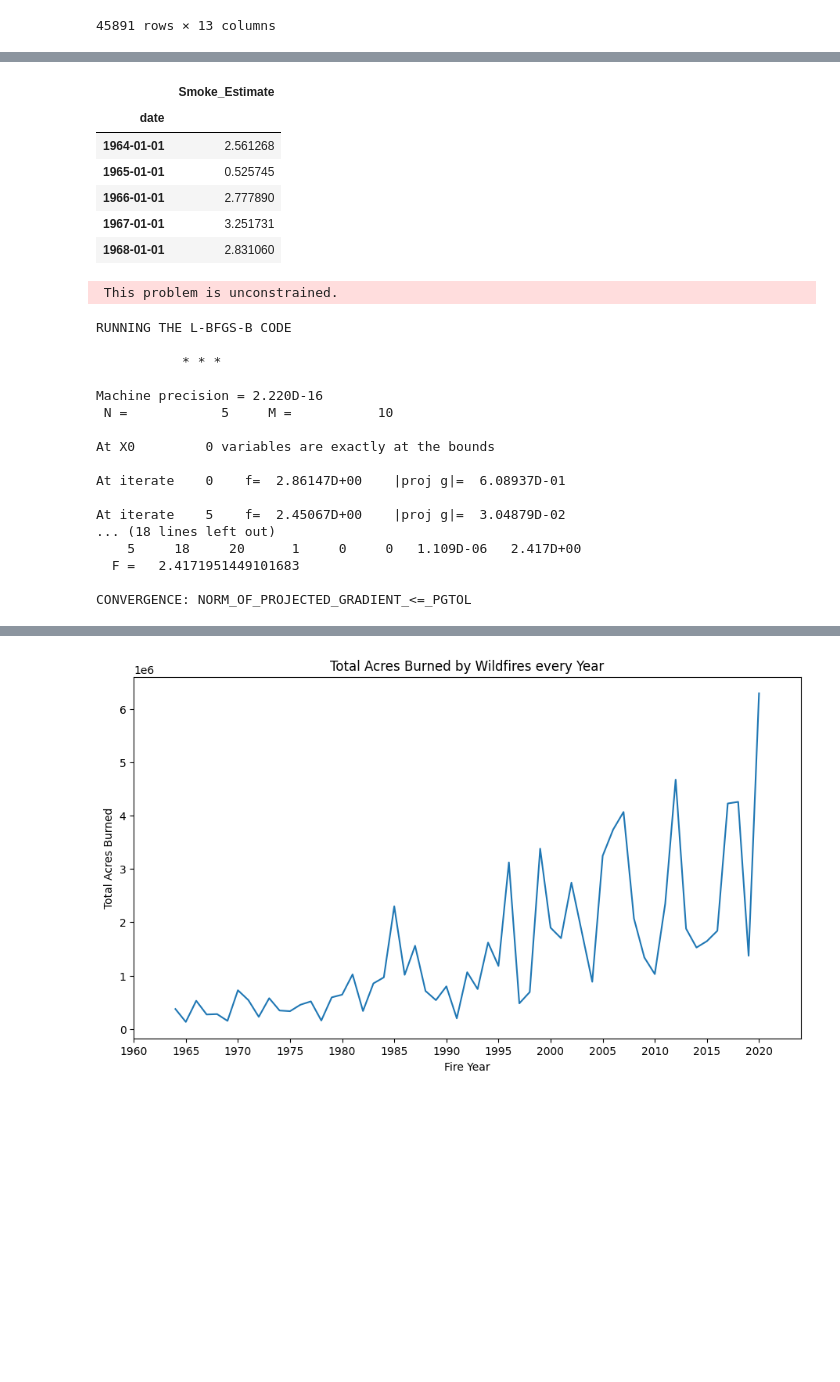
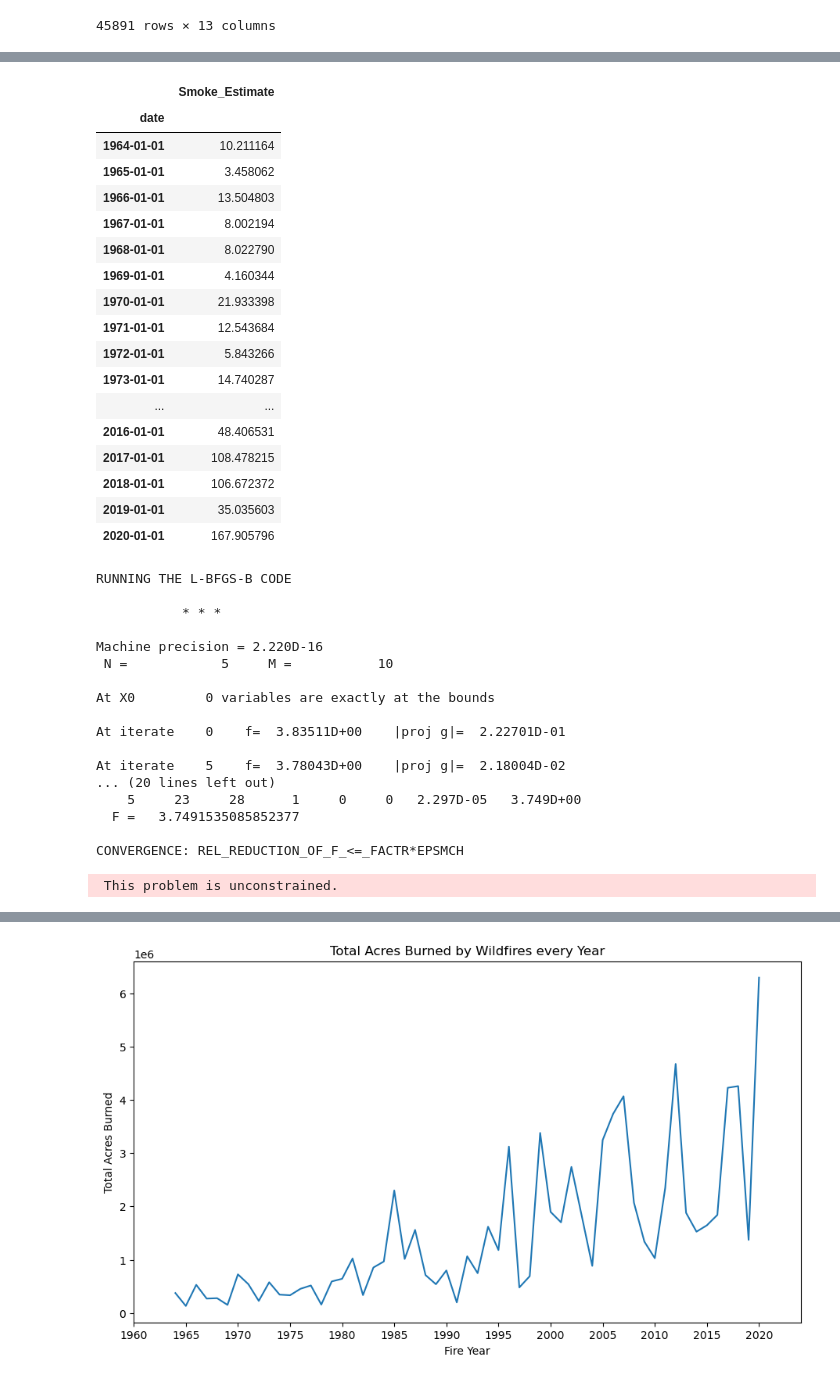
Before and after one commit to baisakhi771/data512_project, a Jupyter notebook: Analysis/Wildfire_Analysis_Data_Analysis_and_Prediction.ipynb, the cells around one changed output, grey strips where cells are left out. Cells and saved outputs as stored; diff of their text form; code cells hidden in the pictures; blank space fills up the shorter version.

```diff
--- a/Analysis/Wildfire_Analysis_Data_Analysis_and_Prediction.ipynb
+++ b/Analysis/Wildfire_Analysis_Data_Analysis_and_Prediction.ipynb
@@ -129,5 +128,5 @@ Since 'GIS_Square_Miles' is usually in hundreds, w1 is chosen as 1/100 to reduce
 Using the above formula, smoke estimate is calculated for every fire in the dataset.
 # %%
 # Calculate Smoke Estimate for every fire in the dataset
-#wf_df['Smoke_Estimate'] = wf_df['GIS_Square_Miles']*(np.exp(wf_df['Circleness_Scale']))*np.exp(-wf_df['Closest_Distance_Square_Miles']/100000)/100
-wf_df['Smoke_Estimate'] = wf_df['GIS_Square_Miles']*np.exp(-wf_df['Closest_Distance_Square_Miles']/100000)/100
+#wf_df['Smoke_Estimate'] = wf_df['GIS_Square_Miles']*(np.exp(-wf_df['Circleness_Scale']))*((1/wf_df['Closest_Distance_Square_Miles'])/100000)/100
+wf_df['Smoke_Estimate'] = wf_df['GIS_Square_Miles']*np.exp(-wf_df['Closest_Distance_Square_Miles']/1000000)/50
@@ -220,15 +427,26 @@ sarimax_df.index = pd.to_datetime(sarimax_df.index).astype('datetime64[ns]')
 sarimax_df.drop(['Fire_Year'], axis=1, inplace=True)
 # %%
 # Look at the top of the dataframe
-sarimax_df.head()
+sarimax_df
 # %% [output]
 |  | Smoke_Estimate |
 | date |  |
-| 1964-01-01 | 2.561268 |
-| 1965-01-01 | 0.525745 |
-| 1966-01-01 | 2.777890 |
-| 1967-01-01 | 3.251731 |
-| 1968-01-01 | 2.831060 |
+| 1964-01-01 | 10.211164 |
+| 1965-01-01 | 3.458062 |
+| 1966-01-01 | 13.504803 |
+| 1967-01-01 | 8.002194 |
+| 1968-01-01 | 8.022790 |
+| 1969-01-01 | 4.160344 |
+| 1970-01-01 | 21.933398 |
+| 1971-01-01 | 12.543684 |
+| 1972-01-01 | 5.843266 |
+| 1973-01-01 | 14.740287 |
+| ... | ... |
+| 2016-01-01 | 48.406531 |
+| 2017-01-01 | 108.478215 |
+| 2018-01-01 | 106.672372 |
+| 2019-01-01 | 35.035603 |
+| 2020-01-01 | 167.905796 |
 # %%
 # Fit a SARIMAX model
 # Set the order and season_order parameters as per your requirements
@@ -248,24 +466,24 @@ forecast = results.get_prediction(start=future_index[0], end=future_index[-1], e
 # Extract the predicted mean values for the years 1963 to 2020
 Y_pred = list(forecast.predicted_mean)
 # %% [output]
- This problem is unconstrained.
+RUNNING THE L-BFGS-B CODE
+
+           * * *
+
+Machine precision = 2.220D-16
+ N =            5     M =           10
+
+At X0         0 variables are exactly at the bounds
+
+At iterate    0    f=  3.83511D+00    |proj g|=  2.22701D-01
+
+At iterate    5    f=  3.78043D+00    |proj g|=  2.18004D-02
+... (20 lines left out)
+    5     23     28      1     0     0   2.297D-05   3.749D+00
+  F =   3.7491535085852377
+
+CONVERGENCE: REL_REDUCTION_OF_F_<=_FACTR*EPSMCH
-RUNNING THE L-BFGS-B CODE
-
-           * * *
-
-Machine precision = 2.220D-16
- N =            5     M =           10
-
-At X0         0 variables are exactly at the bounds
-
-At iterate    0    f=  2.86147D+00    |proj g|=  6.08937D-01
-
-At iterate    5    f=  2.45067D+00    |proj g|=  3.04879D-02
-... (18 lines left out)
-    5     18     20      1     0     0   1.109D-06   2.417D+00
-  F =   2.4171951449101683
-
-CONVERGENCE: NORM_OF_PROJECTED_GRADIENT_<=_PGTOL
+ This problem is unconstrained.
 # %%
 # Plot the original data with the fitted model
 X = list(smoke_by_year['Fire_Year'])
```
Also changed, not shown: parts of 29 cells of this notebook, 9 other files.
